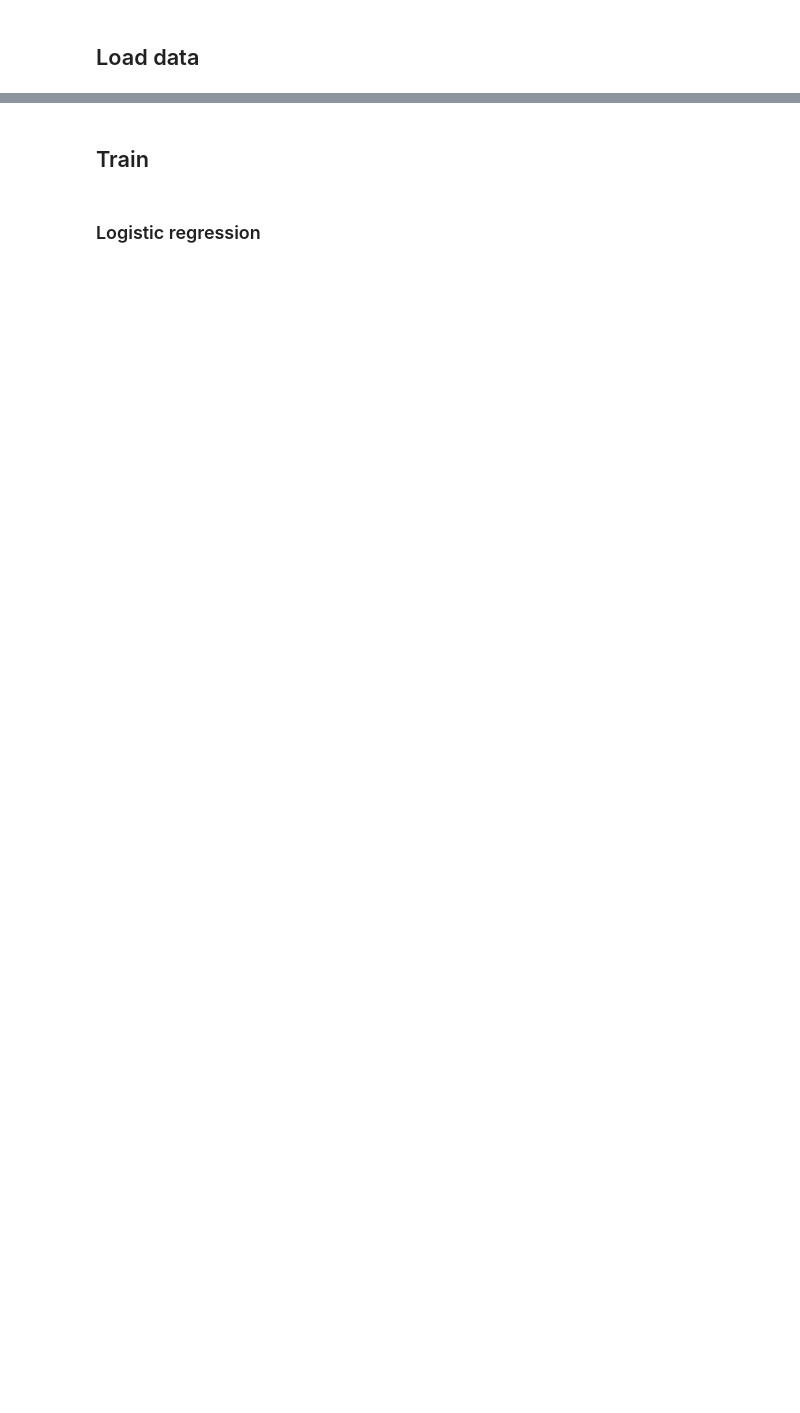
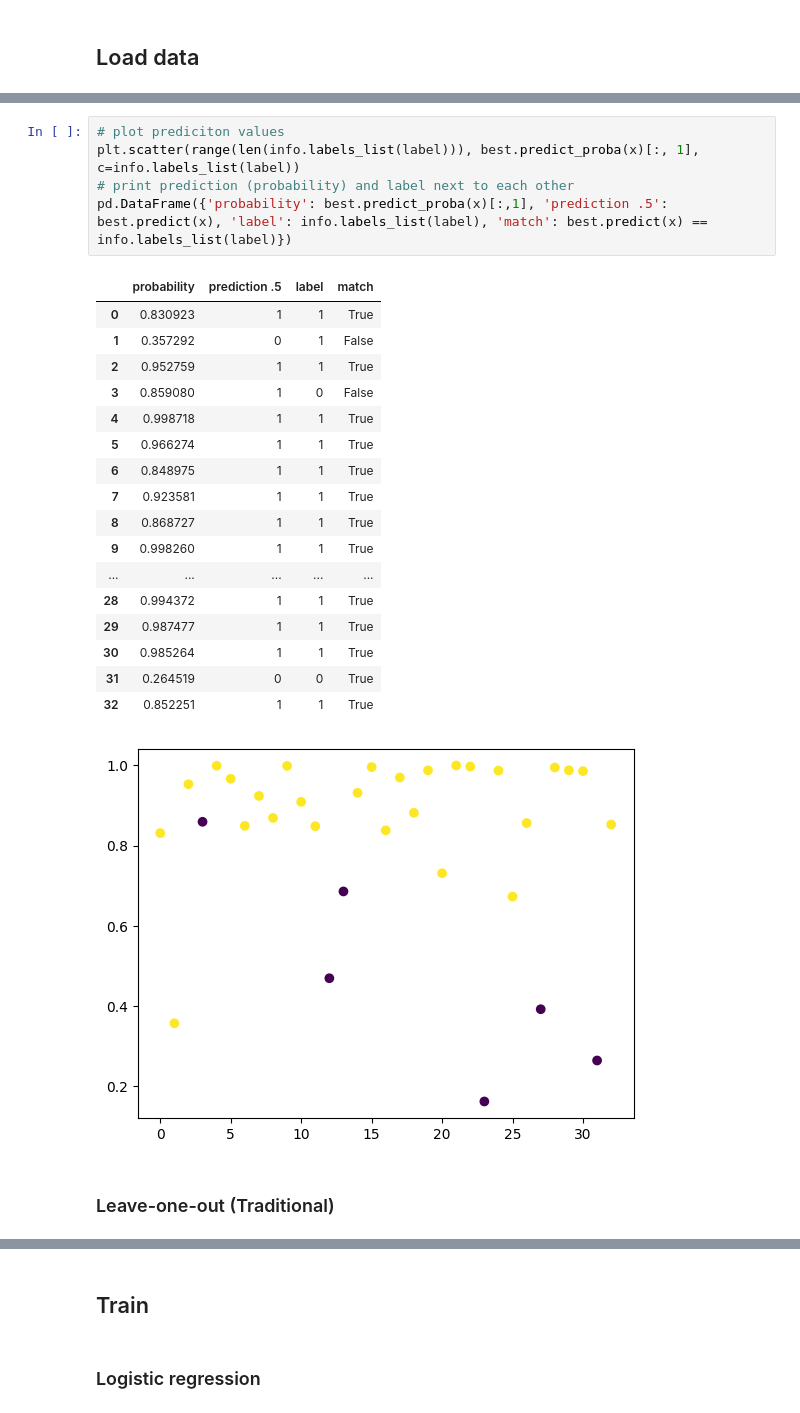
Before and after one commit to Likalto4/Added_value_feature_uncertainty, a Jupyter notebook: notebooks/training/trainig_rad.ipynb, the cells around one changed output, grey strips where cells are left out. Saved outputs shown, nothing was run; the diff lists cells and outputs as text; blank space fills up the shorter version.

```diff
--- a/notebooks/training/trainig_rad.ipynb
+++ b/notebooks/training/trainig_rad.ipynb
@@ -154,0 +305,26 @@ dtype: float64
+# %%
+# plot prediciton values
+plt.scatter(range(len(info.labels_list(label))), best.predict_proba(x)[:, 1], c=info.labels_list(label))
+# print prediction (probability) and label next to each other
+pd.DataFrame({'probability': best.predict_proba(x)[:,1], 'prediction .5': best.predict(x), 'label': info.labels_list(label), 'match': best.predict(x) == info.labels_list(label)})
+# %% [output]
+|  | probability | prediction .5 | label | match |
+| 0 | 0.830923 | 1 | 1 | True |
+| 1 | 0.357292 | 0 | 1 | False |
+| 2 | 0.952759 | 1 | 1 | True |
+| 3 | 0.859080 | 1 | 0 | False |
+| 4 | 0.998718 | 1 | 1 | True |
+| 5 | 0.966274 | 1 | 1 | True |
+| 6 | 0.848975 | 1 | 1 | True |
+| 7 | 0.923581 | 1 | 1 | True |
+| 8 | 0.868727 | 1 | 1 | True |
+| 9 | 0.998260 | 1 | 1 | True |
+| ... | ... | ... | ... | ... |
+| 28 | 0.994372 | 1 | 1 | True |
+| 29 | 0.987477 | 1 | 1 | True |
+| 30 | 0.985264 | 1 | 1 | True |
+| 31 | 0.264519 | 0 | 0 | True |
+| 32 | 0.852251 | 1 | 1 | True |
+[figure, added]
+# %% [markdown]
+### Leave-one-out (Traditional)
```
Also changed, not shown: parts of 37 cells of this notebook.
